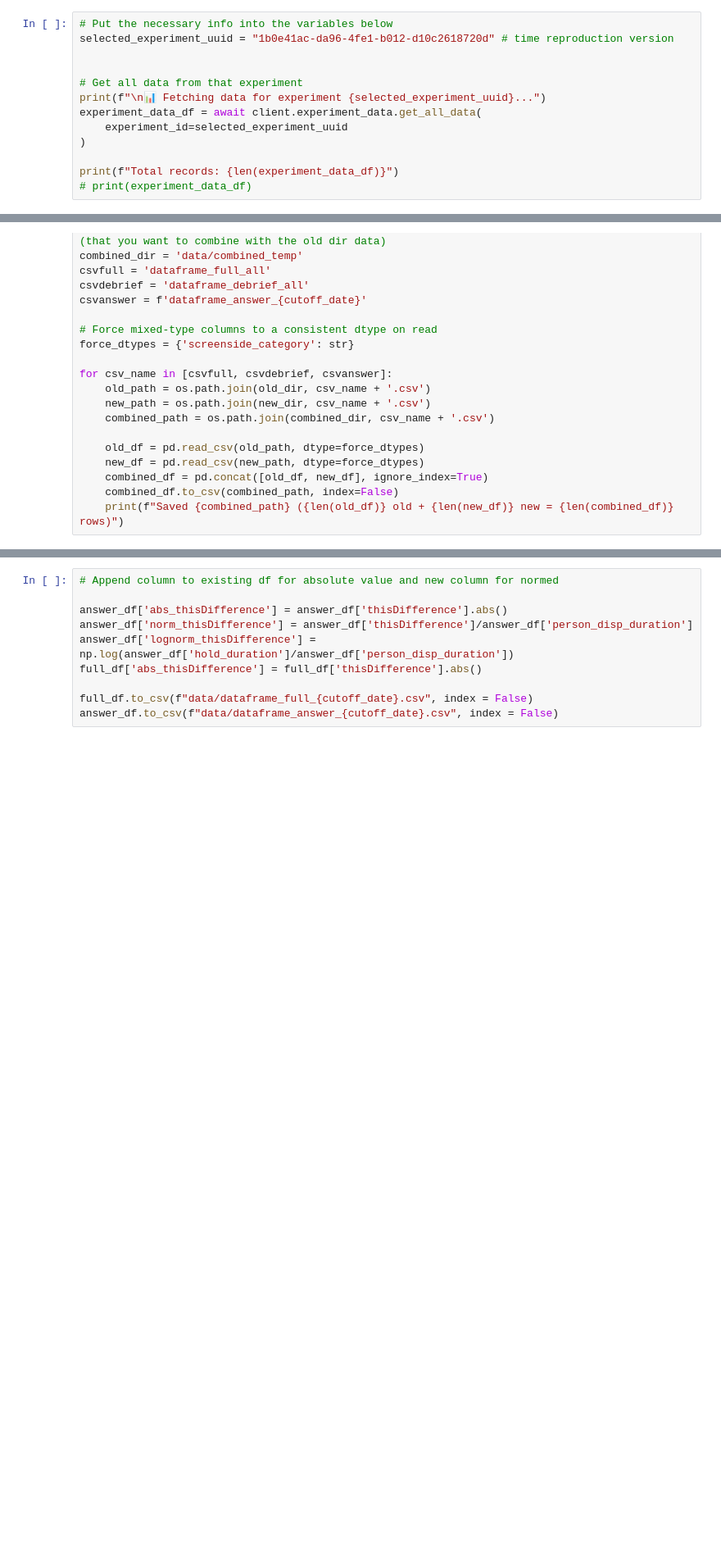
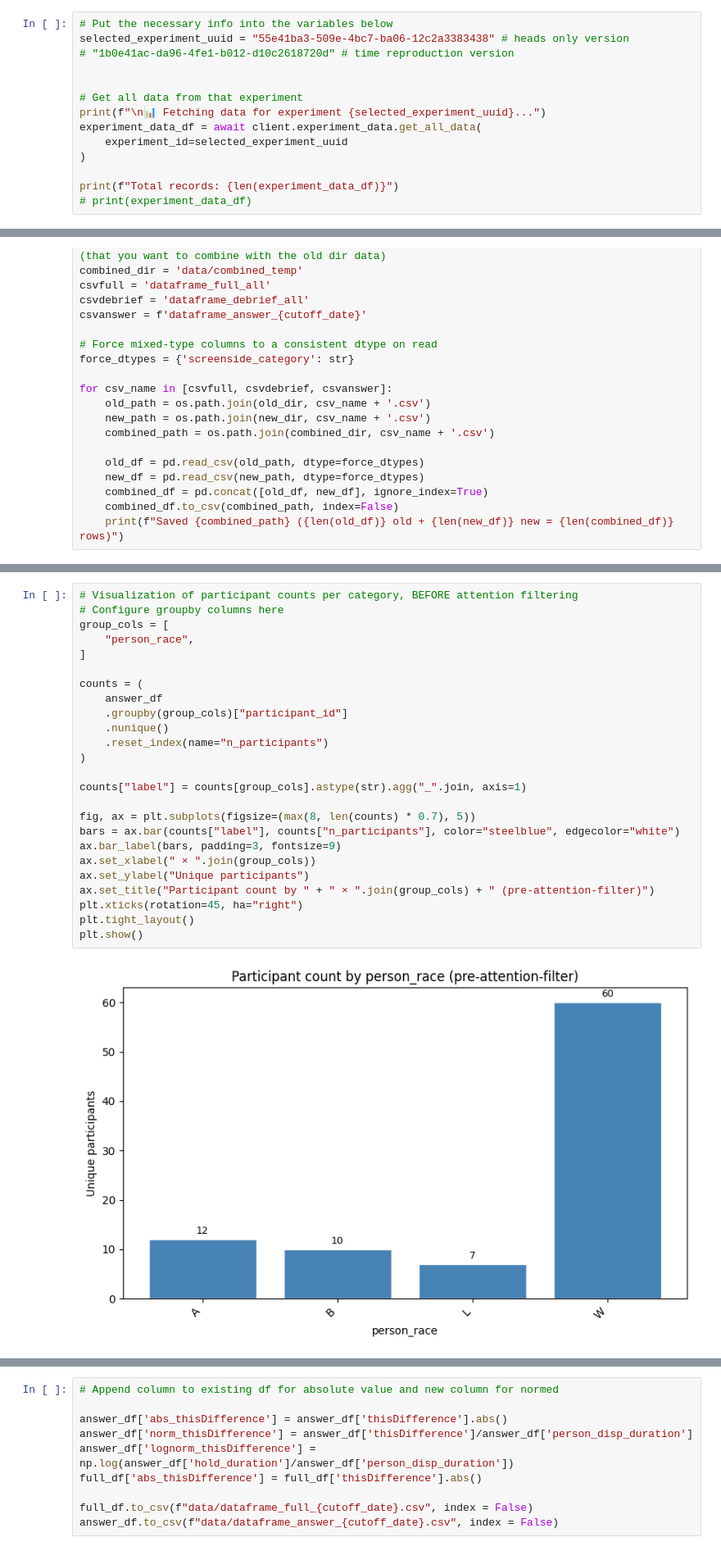
Before and after one commit to WAVE-Lab-Williams/surprisedelab_time, a Jupyter notebook: tools/analyze_experiment.ipynb, the cells around one changed output, grey strips where cells are left out. Shown at 82% size. Saved outputs shown, nothing was run; the diff lists cells and outputs as text; blank space fills up the shorter version.

```diff
--- a/tools/analyze_experiment.ipynb
+++ b/tools/analyze_experiment.ipynb
@@ -44,6 +68,7 @@ for i, exp in enumerate(sorted_experiments, 1):
 # %%
 # Put the necessary info into the variables below
-selected_experiment_uuid = "1b0e41ac-da96-4fe1-b012-d10c2618720d" # time reproduction version
+selected_experiment_uuid = "55e41ba3-509e-4bc7-ba06-12c2a3383438" # heads only version
+# "1b0e41ac-da96-4fe1-b012-d10c2618720d" # time reproduction version
 
 
 # Get all data from that experiment
@@ -119,3 +165,30 @@ print(selected_columns)
+# %%
+# Visualization of participant counts per category, BEFORE attention filtering
+# Configure groupby columns here
+group_cols = [
+    "person_race",
+]
+
+counts = (
+    answer_df
+    .groupby(group_cols)["participant_id"]
+    .nunique()
+    .reset_index(name="n_participants")
+)
+
+counts["label"] = counts[group_cols].astype(str).agg("_".join, axis=1)
+
+fig, ax = plt.subplots(figsize=(max(8, len(counts) * 0.7), 5))
+bars = ax.bar(counts["label"], counts["n_participants"], color="steelblue", edgecolor="white")
+ax.bar_label(bars, padding=3, fontsize=9)
+ax.set_xlabel(" × ".join(group_cols))
+ax.set_ylabel("Unique participants")
+ax.set_title("Participant count by " + " × ".join(group_cols) + " (pre-attention-filter)")
+plt.xticks(rotation=45, ha="right")
+plt.tight_layout()
+plt.show()
+# %% [output]
+[figure, added]
 # %%
 # UNLIKELY AND OPTIONAL: for when you want to read in file and append a new column to it specifically
 # actually also used after you've combined data
```
Also changed, not shown: parts of 13 cells of this notebook.
